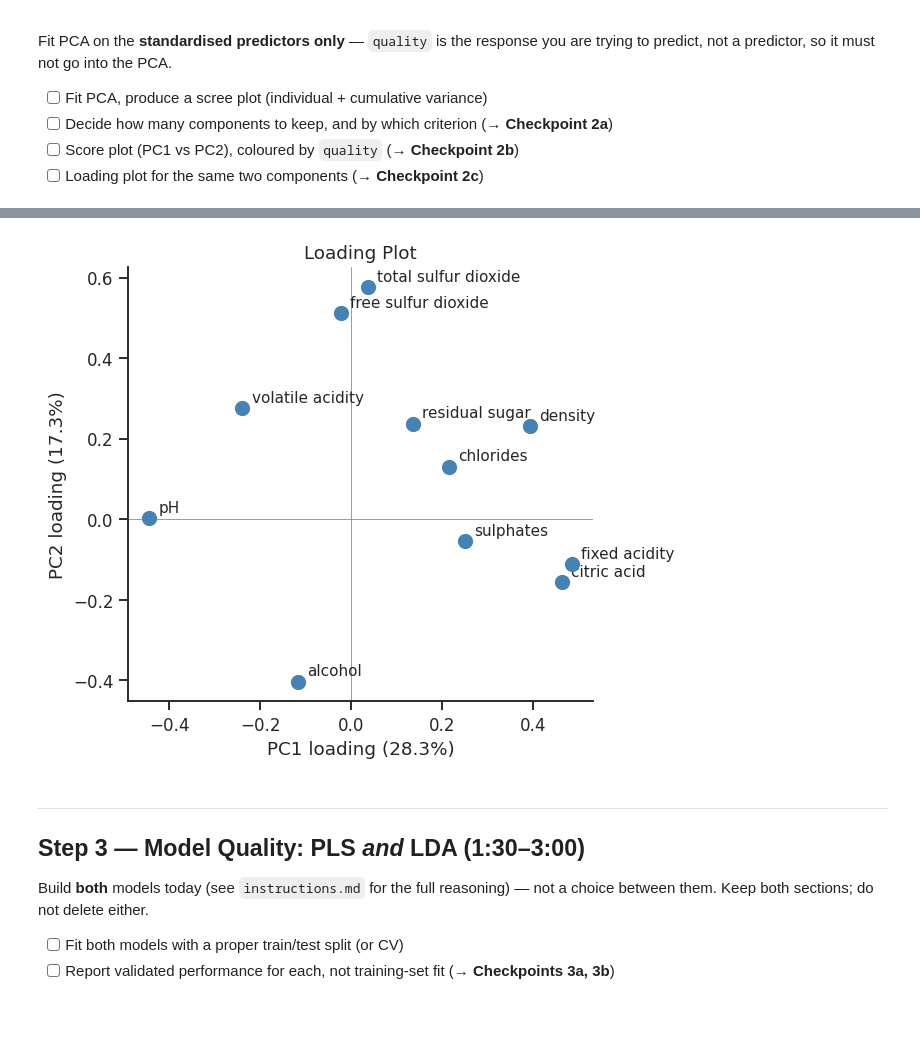
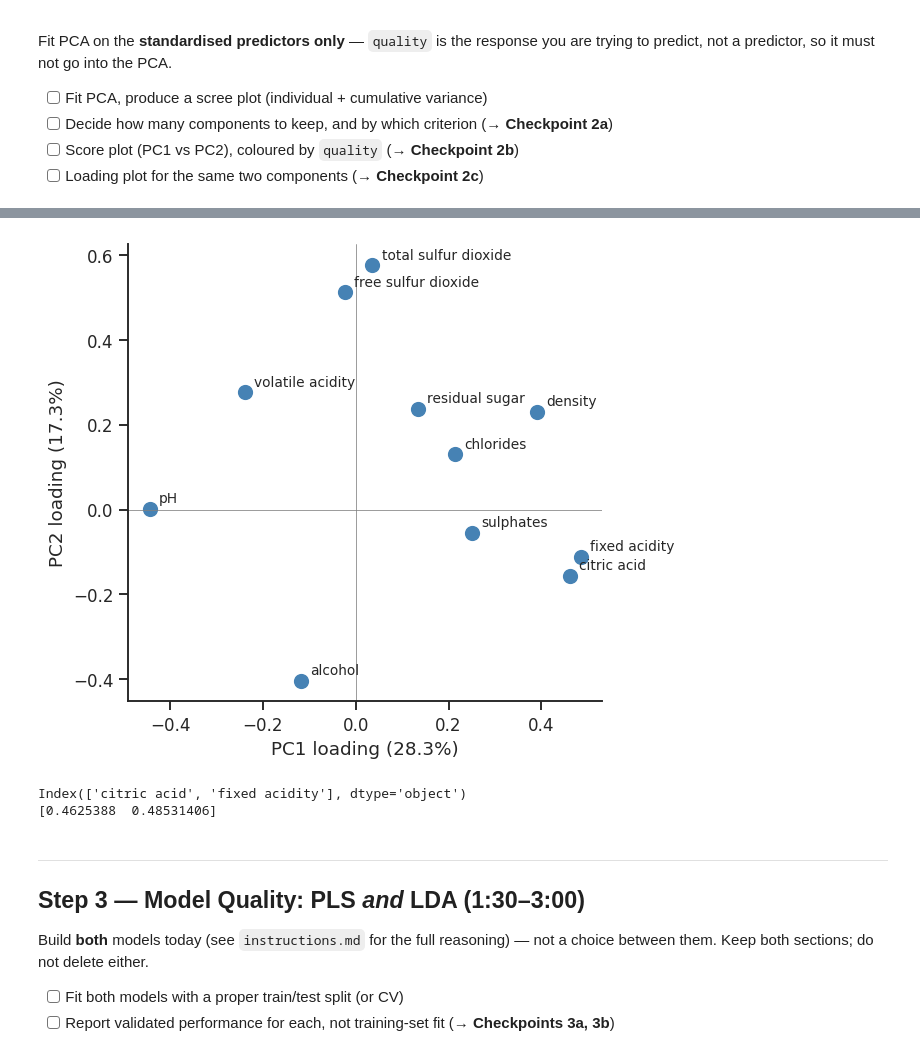
Before and after one commit to emilahlgren/1kb570_2026, a Jupyter notebook: Labs/02_modelling_wine_quality/starter_notebook.ipynb, the cells around one changed output, grey strips where cells are left out. Cells and saved outputs as stored; diff of their text form; code cells hidden in the pictures; blank space fills up the shorter version.

```diff
--- a/Labs/02_modelling_wine_quality/starter_notebook.ipynb
+++ b/Labs/02_modelling_wine_quality/starter_notebook.ipynb
@@ -121,6 +123,9 @@ dtype: int64
 # TODO: check for duplicate rows (df.duplicated())
 # How many are there? What will you do about them, and why?
 # -- write your reasoning on the answer sheet (Checkpoint 1a), not here
-df.drop_duplicates()
-df.duplicated().sum()
+
+print('Duplicates:', df.duplicated().sum())
+
+# Remove exact duplicates
+df = df.drop_duplicates()
 # %% [output]
@@ -137,9 +155,11 @@ plt.show()
 # TODO: separate predictors (X, the 11 physicochemical columns) from the
 # response (y = quality), then standardise X ready for PCA.
 # Hint: StandardScaler().fit_transform(X) -- do NOT standardise quality itself.
-X = df.drop('quality', axis=1)
+
+X = df.drop(columns='quality')
 y = df['quality']
 
+# Standardise predictors
 scaler = StandardScaler()
 X_scaled = scaler.fit_transform(X)
 # %% [markdown]
@@ -222,25 +229,35 @@ plt.show()
 # %%
 # TODO: loading plot for PC1 vs PC2 -- which variables have the largest
 # loadings, and in which direction?
-loadings = pca.components_.T   # shape (n_variables, n_components)
-elements = X.columns
 
-# Loading plot
+loadings = pca.components_.T
+
 fig, ax = plt.subplots(figsize=(6, 5))
-ax.scatter(loadings[:, 0], loadings[:, 1], color='steelblue', s=80, zorder=5)
-for i, elem in enumerate(elements):
-    ax.annotate(elem, (loadings[i, 0], loadings[i, 1]),
-                textcoords='offset points', xytext=(6, 4), fontsize=10)
+ax.scatter(loadings[:, 0], loadings[:, 1],
+           color='steelblue', s=80)
+
+# Add variable names
+for i, var in enumerate(X.columns):
+    ax.annotate(var, (loadings[i, 0], loadings[i, 1]),
+                textcoords='offset points', xytext=(6, 4), fontsize=9)
+
 ax.axhline(0, color='gray', lw=0.5)
 ax.axvline(0, color='gray', lw=0.5)
 ax.set_xlabel(f'PC1 loading ({explained[0]*100:.1f}%)')
 ax.set_ylabel(f'PC2 loading ({explained[1]*100:.1f}%)')
-ax.set_title('Loading Plot')
+
 sns.despine(ax=ax)
 plt.tight_layout()
 plt.show()
+
+# Two largest absolute PC1 loadings
+top_pc1_red = np.argsort(abs(loadings[:, 0]))[-2:]
+print(X.columns[top_pc1_red])
+print(loadings[top_pc1_red, 0])
 # %% [output]
-[figure, old version]
+[figure, new version]
+Index(['citric acid', 'fixed acidity'], dtype='object')
+[0.4625388  0.48531406]
 # %% [markdown]
 ---
 ## Step 3 — Model Quality: PLS *and* LDA (1:30–3:00)
```
Also changed, not shown: parts of 25 cells of this notebook.
